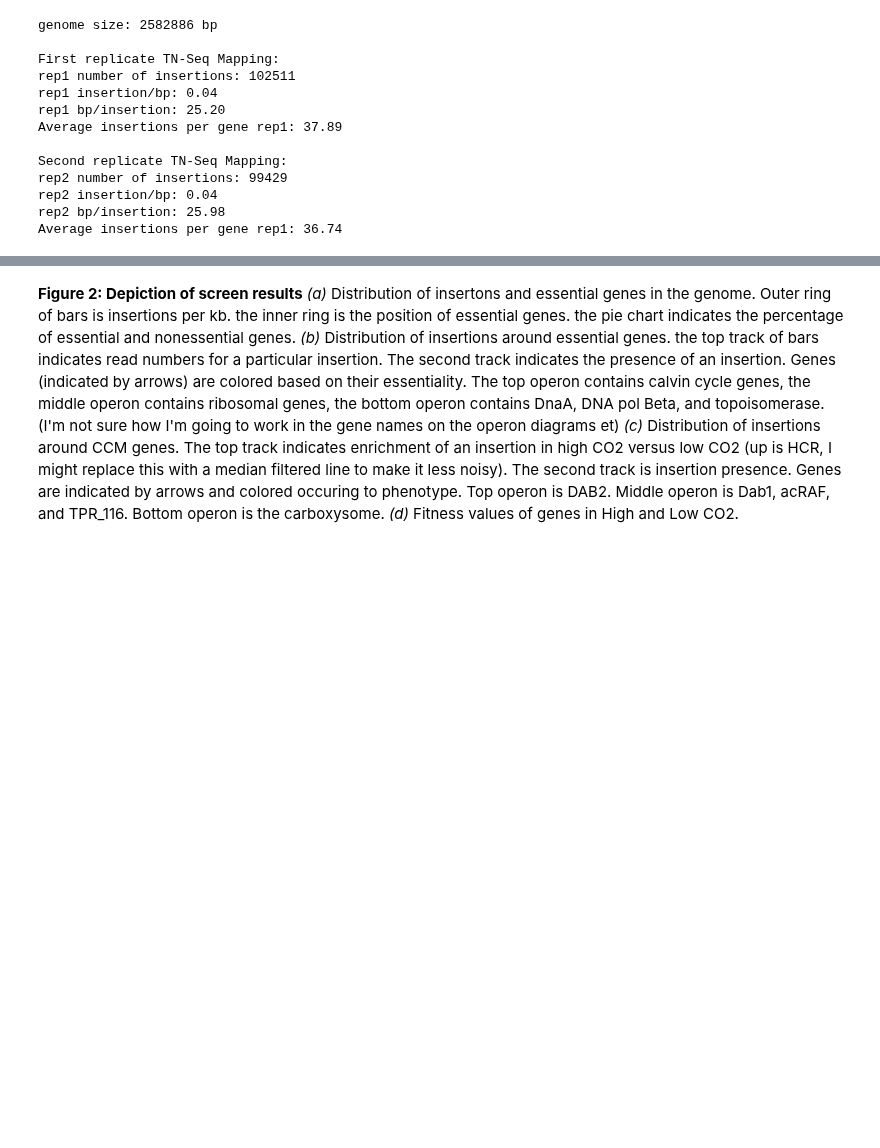
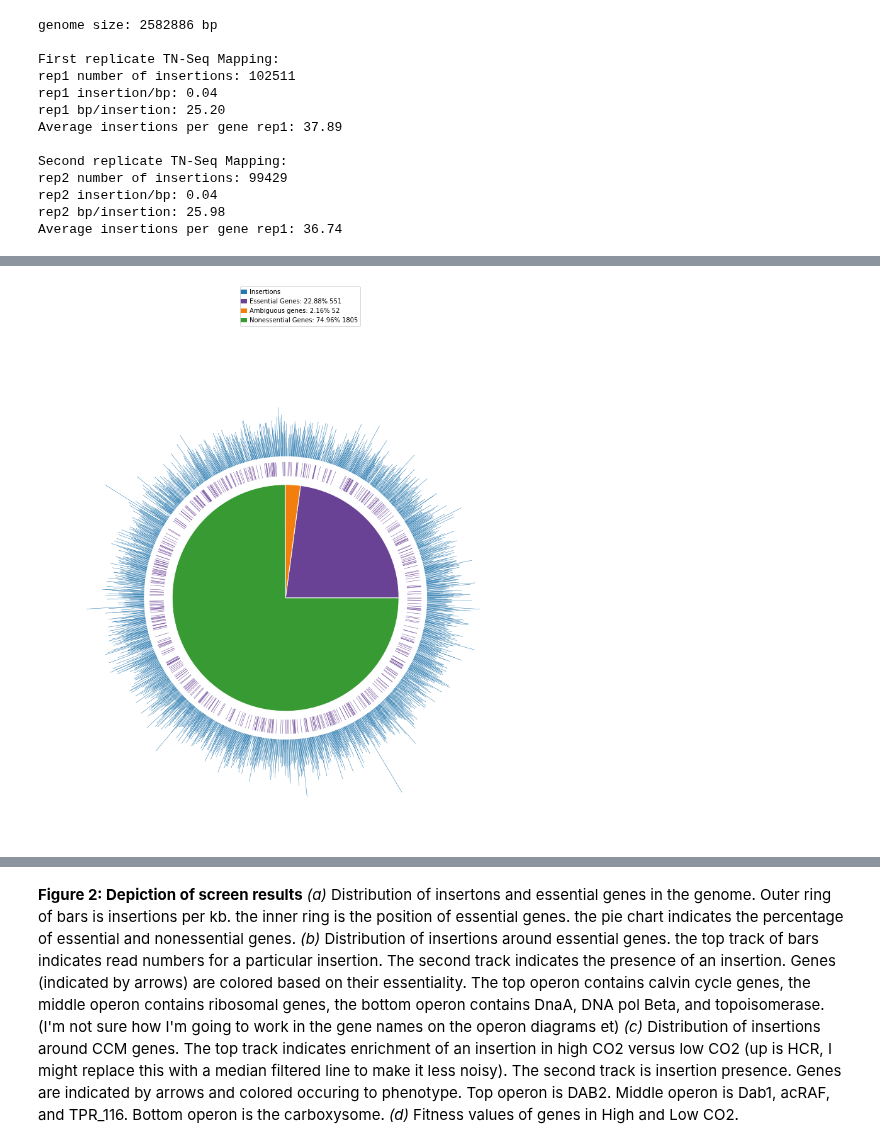
Before and after one commit to jackdesmarais/DabTransporterPaper, a Jupyter notebook: scripts/Figure 1 Library Construction.ipynb, the cells around one changed output, grey strips where cells are left out. Drawn from its saved outputs; the diff is of its cells as text; code cells hidden in the pictures; blank space fills up the shorter version.

```diff
--- a/scripts/Figure 1 Library Construction.ipynb
+++ b/scripts/Figure 1 Library Construction.ipynb
@@ -26,6 +26,10 @@ pool_df2 = pd.read_csv(pool_fname2, sep='\t')
 rep_df1 = pd.read_csv(gene_stats_fname1)
 rep_df2 = pd.read_csv(gene_stats_fname2)
 
+# DataFrame for essentiality calls
+essentiality_fname = '../data/essentiality_calls.csv'
+essentiality_df = pd.read_csv(essentiality_fname)
+
 # Grab genome length
 genome_size_bp = None
 for req in SeqIO.parse(genome_fname, "fasta"):
@@ -211,3 +92,55 @@ real len: 2408
+# %%
+# Circular plot of insertions in the genome.
+colors = qual_palette
+iCol = colors[1]
+eCol = colors[9]
+nCol = colors[3]
+aCol = colors[7]
+
+fig = plt.figure(figsize=(10,10),frameon=False)
+ax=fig.add_axes([0,0,1,1], polar=True)
+
+plt.ylim(0,8)
+
+mapped_ins = total_pool_df.pos.notnull()
+all_insertions = total_pool_df[mapped_ins].pos.values
+bins = range(0, int(all_insertions.max()) + 1000, 1000)
+
+hist, bins = np.histogram(all_insertions, bins=bins)
+heights = ((hist/max(hist))*3)+5
+ax.vlines(bins, [5]*len(insertions),heights, colors=iCol,linewidth=0.5)
+
+mask_essentials = essentiality_df.essentiality == 'essential'
+mask_amb = essentiality_df.essentiality == 'ambiguous'
+mask_nonessential = essentiality_df.essentiality == 'nonessential'
+
+essentials = essentiality_df[mask_essentials]
+essentials_pos = essentials.begin
+
+length = len(essentials)
+ax.vlines(essentials_pos, [4.8]*length,[4.3]*length, colors=eCol,linewidth=0.5)
+ax.axis('off')
+
+
+size = [4]*3
+dat=np.array([mask_essentials.sum(), mask_amb.sum(), mask_nonessential.sum()])
+widths=dat/sum(dat)*2*np.pi
+datleft=np.append(0,np.cumsum(widths)[:-1])
+ax.bar(left=datleft,width=widths,bottom=0,height=size,color=[eCol,aCol,nCol],
+       edgecolor='w', linewidth=1, align="edge")
+
+lw=7
+perc=(dat/sum(dat))*100
+legend_elements = [matplotlib.lines.Line2D([0], [0], color=iCol, lw=lw, label='Insertions'),
+                   matplotlib.lines.Line2D([0], [0], color=eCol, lw=lw, label='Essential Genes: '+str(round(perc[0],2))+'% '+str(dat[0])),
+                  matplotlib.lines.Line2D([0], [0], color=aCol, lw=lw, label='Ambiguous genes: '+str(round(perc[1],2))+'% '+str(dat[1])),
+                  matplotlib.lines.Line2D([0], [0], color=nCol, lw=lw, label='Nonessential Genes: '+str(round(perc[2],2))+'% '+str(dat[2])),]
+ax.legend(handles=legend_elements, handlelength=0.3,loc=[0.4,1.1])
+
+plt.savefig('fig1/fig1B.eps', format='eps', bbox_inches='tight')
+plt.show()
+# %% [output]
+[figure, added]
 # %%
 # Making Panel B
 %matplotlib inline
```
Also changed, not shown: parts of 13 cells of this notebook, 3 other files.
